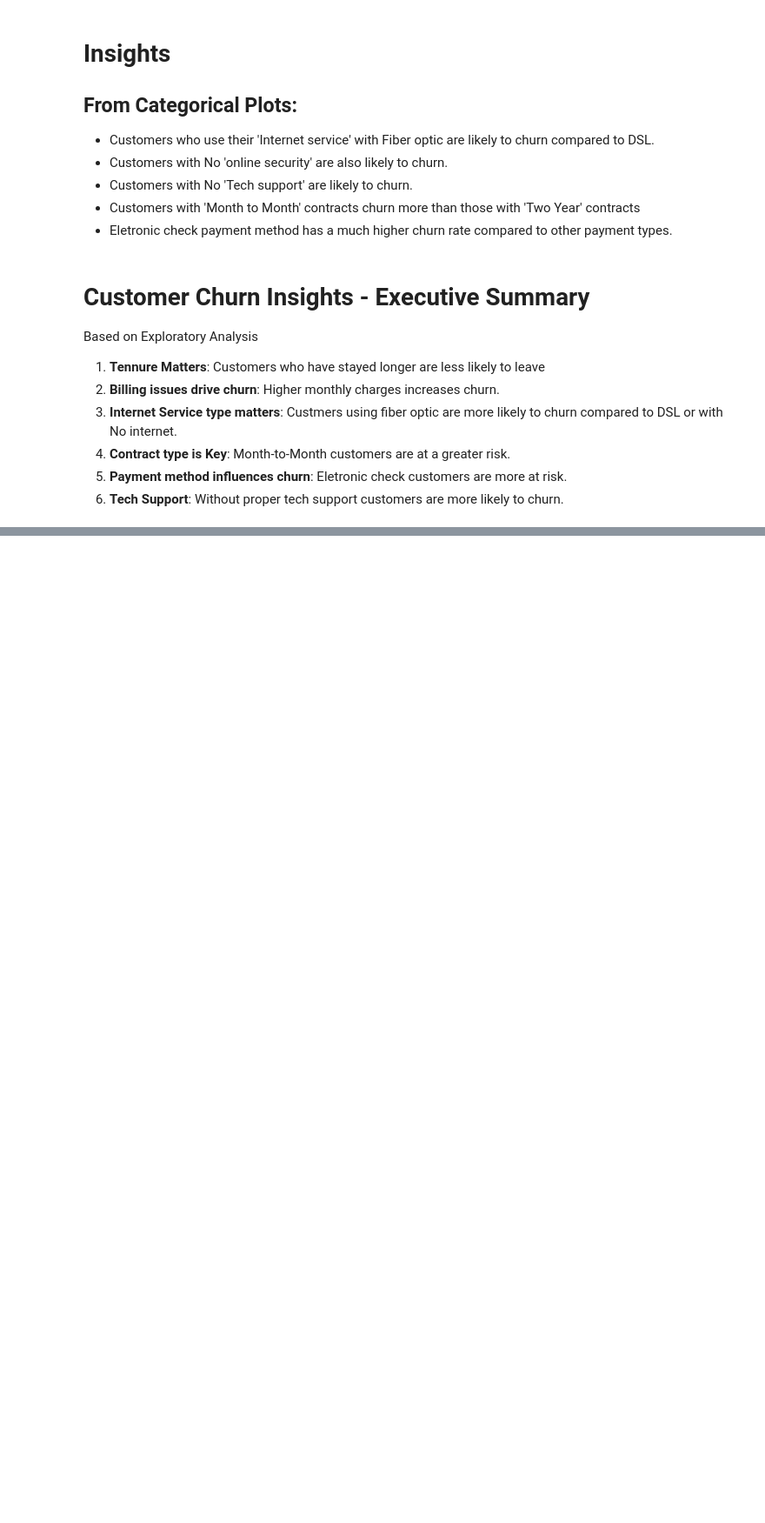
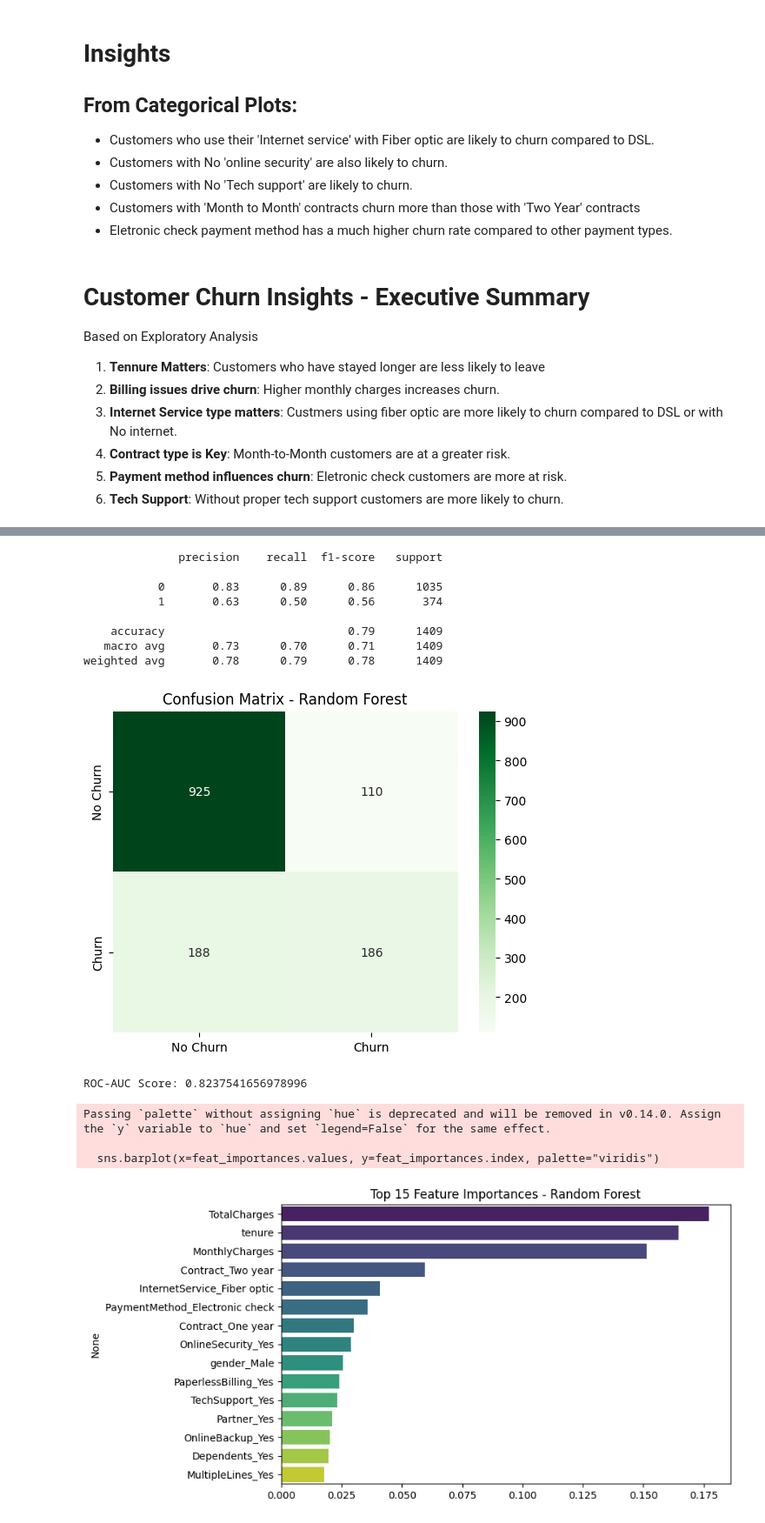
Before and after one commit to BHARATH077/customer-churn-ml, a Jupyter notebook: notebooks/01_data_exploration.ipynb, the cells around one changed output, grey strips where cells are left out. Shown at 87% size. Cells and saved outputs as stored; diff of their text form; code cells hidden in the pictures; blank space fills up the shorter version.

```diff
--- a/notebooks/01_data_exploration.ipynb
+++ b/notebooks/01_data_exploration.ipynb
@@ -232,11 +232,10 @@ from sklearn.model_selection import train_test_split
 X = df_encoded.drop("Churn",axis=1)
 y = df_encoded["Churn"]
 
-X_train, X_test, y_train, y_test = train_test_split
- (X, y, test_size=0.2, random_state=42, stratify=y)
+X_train, X_test, y_train, y_test = train_test_split(X, y, test_size=0.2, random_state=42, stratify=y)
 
- print("Train shape:", X_train.shape)
- print("Test shape:", X_test.shape)
+print("Train shape:", X_train.shape)
+print("Test shape:", X_test.shape)
 
 
 # Feature Scaling for numeric features only
@@ -283,0 +302,63 @@ print(classification_report(y_test, y_pred))
+# %%
+# Random Forest Model & Feature Importance
+
+# Import and Train Random Forest
+from sklearn.ensemble import RandomForestClassifier
+from sklearn.metrics import classification_report, confusion_matrix, roc_auc_score
+
+# Initialize model
+rf = RandomForestClassifier(
+    n_estimators=200,          # number of trees
+    max_depth=None,            # let trees grow deep
+    class_weight="balanced",   # handle class imbalance
+    random_state=42,
+    n_jobs=-1                  # use all CPU cores
+)
+
+# Train
+rf.fit(X_train, y_train)
+
+# Predictions
+y_pred_rf = rf.predict(X_test)
+y_prob_rf = rf.predict_proba(X_test)[:,1]
+
+
+# Evaluate Random Forest
+print(classification_report(y_test, y_pred_rf))
+
+cm = confusion_matrix(y_test, y_pred_rf)
+sns.heatmap(cm, annot=True, fmt="d", cmap="Greens", xticklabels=["No Churn","Churn"], yticklabels=["No Churn","Churn"])
+plt.title("Confusion Matrix - Random Forest")
+plt.show()
+
+print("ROC-AUC Score:", roc_auc_score(y_test, y_prob_rf))
+
+
+# Feature Importance
+import pandas as pd
+import numpy as np
+
+# Get feature importance
+feat_importances = pd.Series(rf.feature_importances_, index=X_train.columns)
+feat_importances = feat_importances.sort_values(ascending=False).head(15)
+
+# Plot
+plt.figure(figsize=(8,5))
+sns.barplot(x=feat_importances.values, y=feat_importances.index, palette="viridis")
+plt.title("Top 15 Feature Importances - Random Forest")
+plt.show()
+# %% [output]
+              precision    recall  f1-score   support
+
+           0       0.83      0.89      0.86      1035
+           1       0.63      0.50      0.56       374
+
+    accuracy                           0.79      1409
+   macro avg       0.73      0.70      0.71      1409
+weighted avg       0.78      0.79      0.78      1409
+[figure, added]
+ROC-AUC Score: 0.8237541656978996
+Passing `palette` without assigning `hue` is deprecated and will be removed in v0.14.0. Assign the `y` variable to `hue` and set `legend=False` for the same effect.
+
+  sns.barplot(x=feat_importances.values, y=feat_importances.index, palette="viridis")
+[figure, added]
```
Also changed, not shown: parts of 6 cells of this notebook.
